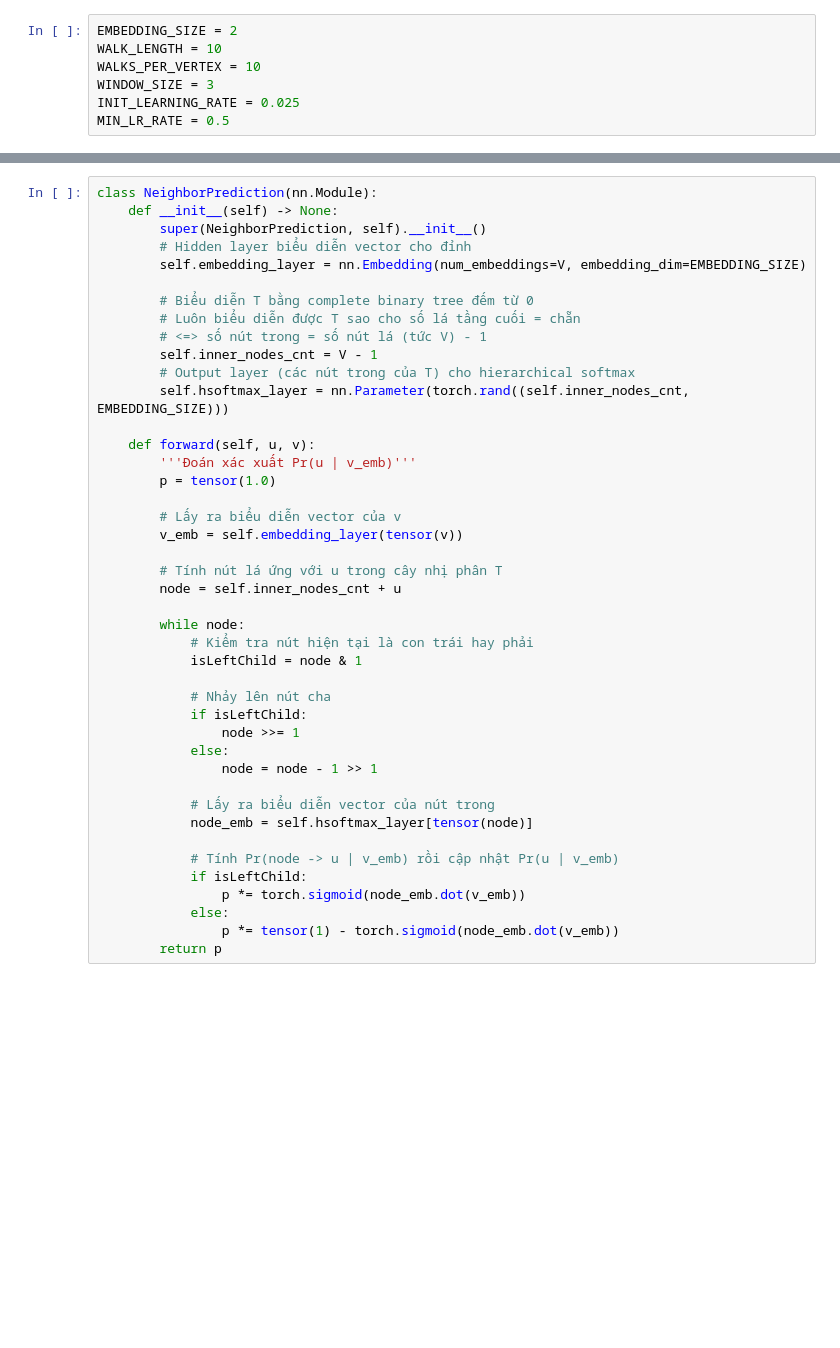
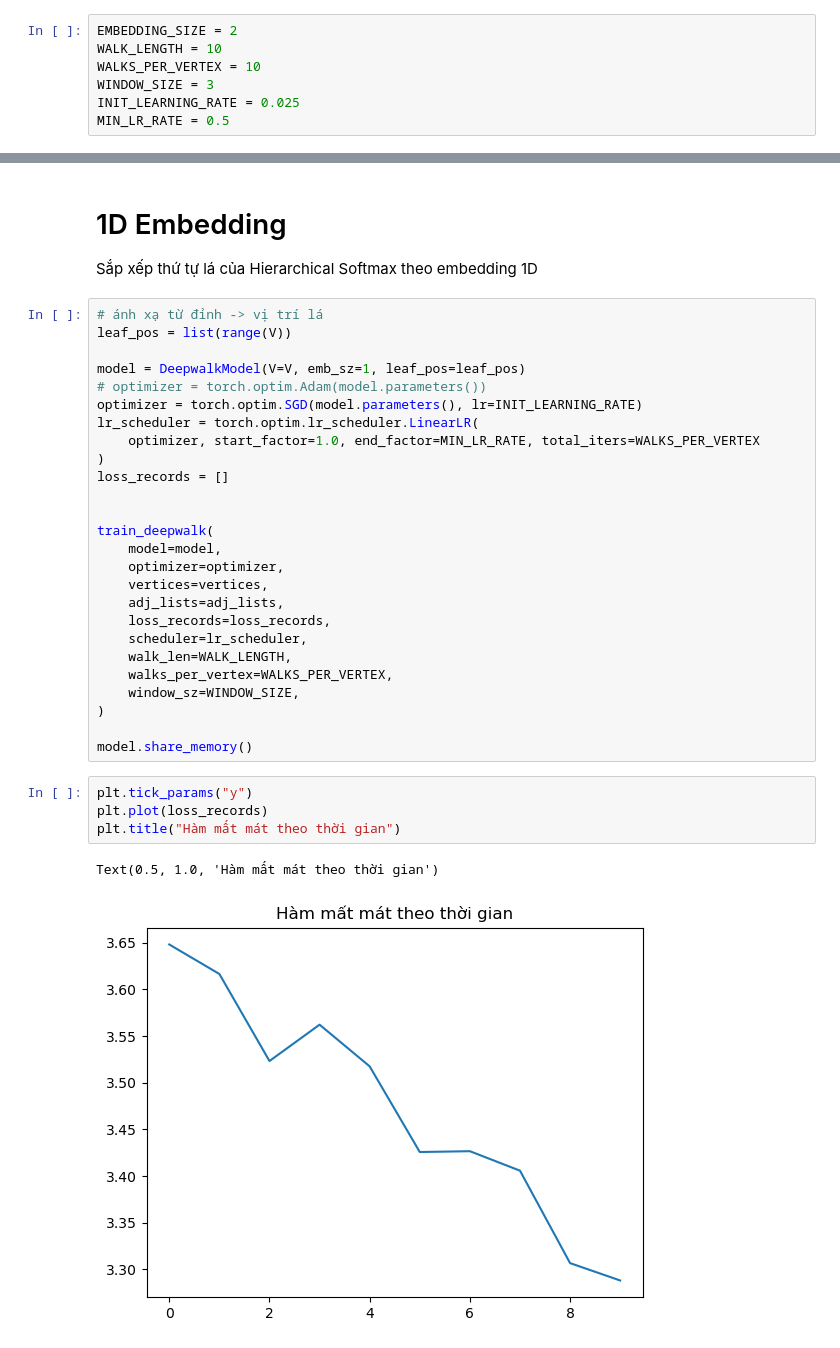
Before and after one commit to hienvm/DeepwalkDemo, a Jupyter notebook: deepwalk.ipynb, the cells around one changed output, grey strips where cells are left out. Drawn from its saved outputs; the diff is of its cells as text; blank space fills up the shorter version.

```diff
--- a/deepwalk.ipynb
+++ b/deepwalk.ipynb
@@ -36,43 +25,37 @@ def random_walk(v):
-# %%
-class NeighborPrediction(nn.Module):
-    def __init__(self) -> None:
-        super(NeighborPrediction, self).__init__()
-        # Hidden layer biểu diễn vector cho đỉnh
-        self.embedding_layer = nn.Embedding(num_embeddings=V, embedding_dim=EMBEDDING_SIZE)
-
-        # Biểu diễn T bằng complete binary tree đếm từ 0
-        # Luôn biểu diễn được T sao cho số lá tầng cuối = chẵn
-        # <=> số nút trong = số nút lá (tức V) - 1
-        self.inner_nodes_cnt = V - 1
-        # Output layer (các nút trong của T) cho hierarchical softmax
-        self.hsoftmax_layer = nn.Parameter(torch.rand((self.inner_nodes_cnt, EMBEDDING_SIZE)))
-
-    def forward(self, u, v):
-        '''Đoán xác xuất Pr(u | v_emb)'''
-        p = tensor(1.0)
-
-        # Lấy ra biểu diễn vector của v
-        v_emb = self.embedding_layer(tensor(v))
-
-        # Tính nút lá ứng với u trong cây nhị phân T
-        node = self.inner_nodes_cnt + u
-
-        while node:
-            # Kiểm tra nút hiện tại là con trái hay phải
-            isLeftChild = node & 1
-
-            # Nhảy lên nút cha
-            if isLeftChild:
-                node >>= 1
-            else:
-                node = node - 1 >> 1
-
-            # Lấy ra biểu diễn vector của nút trong
-            node_emb = self.hsoftmax_layer[tensor(node)]
-
-            # Tính Pr(node -> u | v_emb) rồi cập nhật Pr(u | v_emb)
-            if isLeftChild:
-                p *= torch.sigmoid(node_emb.dot(v_emb))
-            else:
-                p *= tensor(1) - torch.sigmoid(node_emb.dot(v_emb))
-        return p
+# %% [markdown]
+# 1D Embedding
+
+Sắp xếp thứ tự lá của Hierarchical Softmax theo embedding 1D
+# %%
+# ánh xạ từ đỉnh -> vị trí lá
+leaf_pos = list(range(V))
+
+model = DeepwalkModel(V=V, emb_sz=1, leaf_pos=leaf_pos)
+# optimizer = torch.optim.Adam(model.parameters())
+optimizer = torch.optim.SGD(model.parameters(), lr=INIT_LEARNING_RATE)
+lr_scheduler = torch.optim.lr_scheduler.LinearLR(
+    optimizer, start_factor=1.0, end_factor=MIN_LR_RATE, total_iters=WALKS_PER_VERTEX
+)
+loss_records = []
+
+
+train_deepwalk(
+    model=model,
+    optimizer=optimizer,
+    vertices=vertices,
+    adj_lists=adj_lists,
+    loss_records=loss_records,
+    scheduler=lr_scheduler,
+    walk_len=WALK_LENGTH,
+    walks_per_vertex=WALKS_PER_VERTEX,
+    window_sz=WINDOW_SIZE,
+)
+
+model.share_memory()
+# %%
+plt.tick_params("y")
+plt.plot(loss_records)
+plt.title("Hàm mất mát theo thời gian")
+# %% [output]
+Text(0.5, 1.0, 'Hàm mất mát theo thời gian')
+[figure, added]
```
Also changed, not shown: parts of 12 cells of this notebook, 6 other files.
